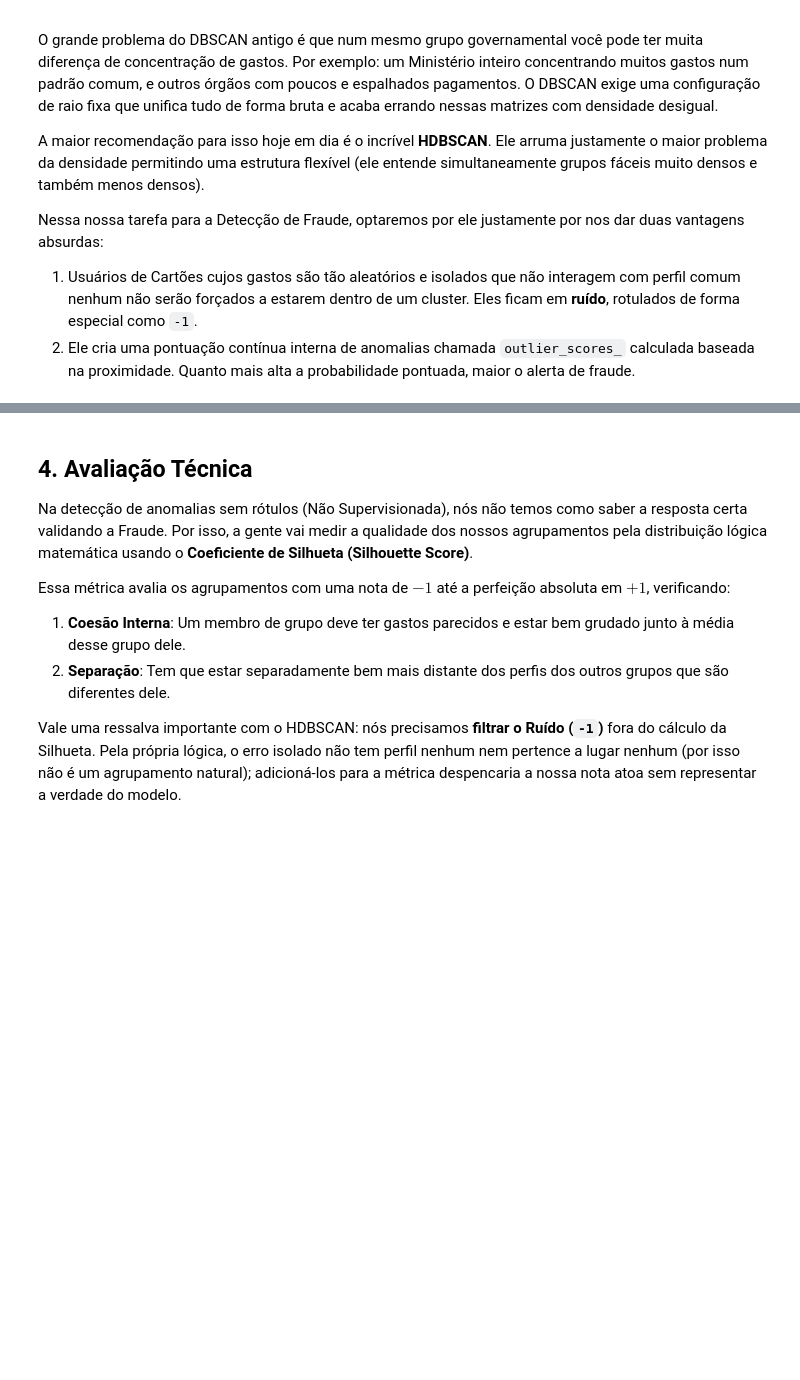
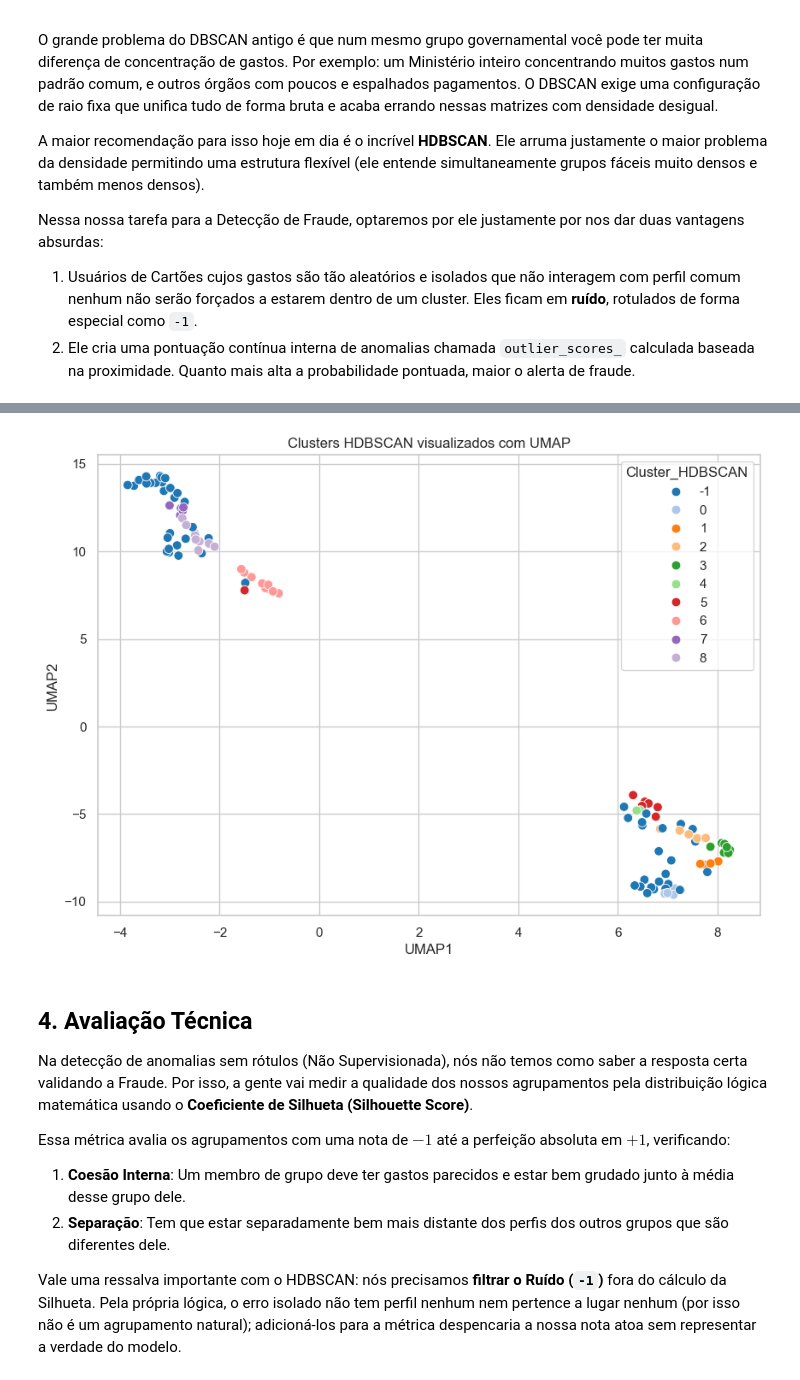
Before and after one commit to bituruna/cpgf-anomaly-detection-md, a Jupyter notebook: src/02_mineracao_e_avaliacao.ipynb, the cells around one changed output, grey strips where cells are left out. Drawn from its saved outputs; the diff is of its cells as text; code cells hidden in the pictures; blank space fills up the shorter version.

```diff
--- a/src/02_mineracao_e_avaliacao.ipynb
+++ b/src/02_mineracao_e_avaliacao.ipynb
@@ -226,6 +226,31 @@ Top 5 maiores anomalias baseadas no Isolamento Geográfico (HDBSCAN):
 | ***.914.641-** | -0.129454 | -0.516331 | -0.175189 | -0.386214 | -0.285066 | -0.633566 | ... |
 | ***.920.171-** | -0.130115 | -0.591472 | -0.177752 | -0.391843 | -0.360941 | -0.652906 | ... |
 | ***.424.058-** | -0.113839 | -0.420466 | -0.120090 | -0.371682 | -0.360941 | -0.586669 | ... |
+# %%
+import umap
+
+reducer = umap.UMAP(random_state=42)
+
+X_umap = reducer.fit_transform(features_X)
+
+df['UMAP1'] = X_umap[:,0]
+df['UMAP2'] = X_umap[:,1]
+# %%
+plt.figure(figsize=(10,7))
+
+sns.scatterplot(
+    x=df['UMAP1'],
+    y=df['UMAP2'],
+    hue=df['Cluster_HDBSCAN'],
+    palette='tab20',
+    s=60
+)
+
+plt.title("Clusters HDBSCAN visualizados com UMAP")
+
+plt.show()
+# %% [output]
+[figure, added]
 # %% [markdown]
 ## 4. Avaliação Técnica
 
```
Also changed, not shown: parts of 2 cells of this notebook, 2 other files.
